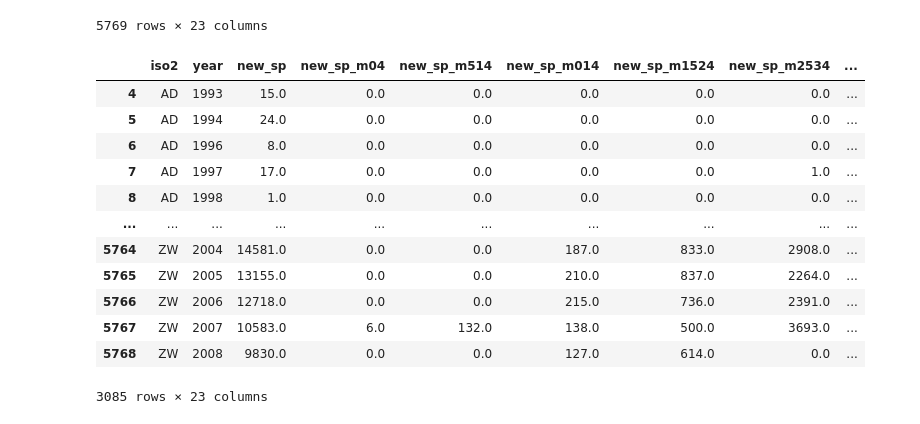
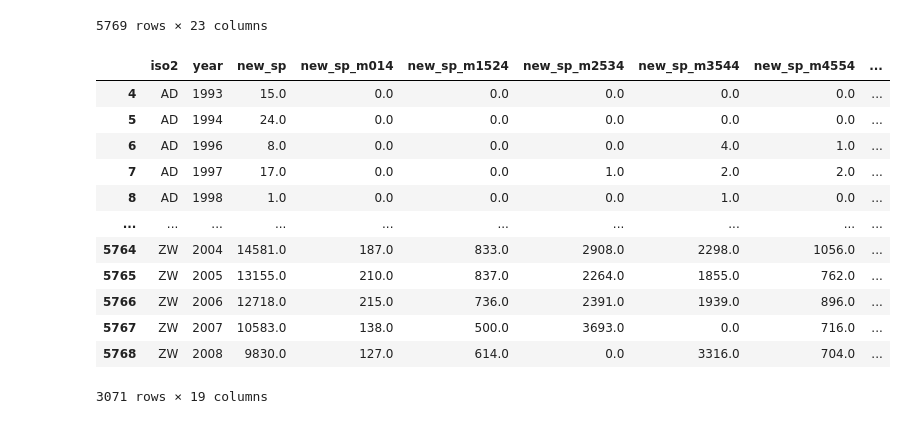
Before and after one commit to Julitaw/AiBD22_JulitaWojcik, a Jupyter notebook: Lab_5/CommandFiles/writtenCode.ipynb, the cells around one changed output. Drawn from its saved outputs; the diff is of its cells as text; code cells hidden in the pictures.

```diff
--- a/Lab_5/CommandFiles/writtenCode.ipynb
+++ b/Lab_5/CommandFiles/writtenCode.ipynb
@@ -18,25 +18,30 @@ data
 | 5768 | ZW | 2008 | 9830.0 | NaN | NaN | 127.0 | 614.0 | 0.0 | ... |
 5769 rows × 23 columns
 # %%
+# sprawdzenie czy w kolumnach iso2 i year występują NaN awartości - eliminacja wierszy
+data_without_null = data.dropna(subset=['iso2', 'year'])
+
 # usunięcie kolumn, gdzie nie ma przynajmniej 3 wartości różnych od Nan
-# zastąpienie pozostałych wartości NaN zerami
+data_without_null = data_without_null.dropna(axis=0, thresh=3)
 
-data_without_null = data.dropna(axis=0, thresh=3)
-data_without_null
+# usunięcie kolumn dla przedziału wieku 0-4 i 5 -14 - ponieważ istnieje ogólna kolumna 0-14
+data_without_null.drop(['new_sp_m04', 'new_sp_f04','new_sp_m514', 'new_sp_f514'], inplace=True, axis=1)
+
+#zastąpienie wartości NaN zerami
 df =  data_without_null.fillna(0)
 df
 # %% [output]
-|  | iso2 | year | new_sp | new_sp_m04 | new_sp_m514 | new_sp_m014 | new_sp_m1524 | new_sp_m2534 | ... |
+|  | iso2 | year | new_sp | new_sp_m014 | new_sp_m1524 | new_sp_m2534 | new_sp_m3544 | new_sp_m4554 | ... |
 | 4 | AD | 1993 | 15.0 | 0.0 | 0.0 | 0.0 | 0.0 | 0.0 | ... |
 | 5 | AD | 1994 | 24.0 | 0.0 | 0.0 | 0.0 | 0.0 | 0.0 | ... |
-| 6 | AD | 1996 | 8.0 | 0.0 | 0.0 | 0.0 | 0.0 | 0.0 | ... |
-| 7 | AD | 1997 | 17.0 | 0.0 | 0.0 | 0.0 | 0.0 | 1.0 | ... |
-| 8 | AD | 1998 | 1.0 | 0.0 | 0.0 | 0.0 | 0.0 | 0.0 | ... |
+| 6 | AD | 1996 | 8.0 | 0.0 | 0.0 | 0.0 | 4.0 | 1.0 | ... |
+| 7 | AD | 1997 | 17.0 | 0.0 | 0.0 | 1.0 | 2.0 | 2.0 | ... |
+| 8 | AD | 1998 | 1.0 | 0.0 | 0.0 | 0.0 | 1.0 | 0.0 | ... |
 | ... | ... | ... | ... | ... | ... | ... | ... | ... | ... |
-| 5764 | ZW | 2004 | 14581.0 | 0.0 | 0.0 | 187.0 | 833.0 | 2908.0 | ... |
-| 5765 | ZW | 2005 | 13155.0 | 0.0 | 0.0 | 210.0 | 837.0 | 2264.0 | ... |
-| 5766 | ZW | 2006 | 12718.0 | 0.0 | 0.0 | 215.0 | 736.0 | 2391.0 | ... |
-| 5767 | ZW | 2007 | 10583.0 | 6.0 | 132.0 | 138.0 | 500.0 | 3693.0 | ... |
-| 5768 | ZW | 2008 | 9830.0 | 0.0 | 0.0 | 127.0 | 614.0 | 0.0 | ... |
+| 5764 | ZW | 2004 | 14581.0 | 187.0 | 833.0 | 2908.0 | 2298.0 | 1056.0 | ... |
+| 5765 | ZW | 2005 | 13155.0 | 210.0 | 837.0 | 2264.0 | 1855.0 | 762.0 | ... |
+| 5766 | ZW | 2006 | 12718.0 | 215.0 | 736.0 | 2391.0 | 1939.0 | 896.0 | ... |
+| 5767 | ZW | 2007 | 10583.0 | 138.0 | 500.0 | 3693.0 | 0.0 | 716.0 | ... |
+| 5768 | ZW | 2008 | 9830.0 | 127.0 | 614.0 | 0.0 | 3316.0 | 704.0 | ... |
-3085 rows × 23 columns
+3071 rows × 19 columns
 # %%
```
Also changed, not shown: parts of 5 cells of this notebook, 4 other files.
